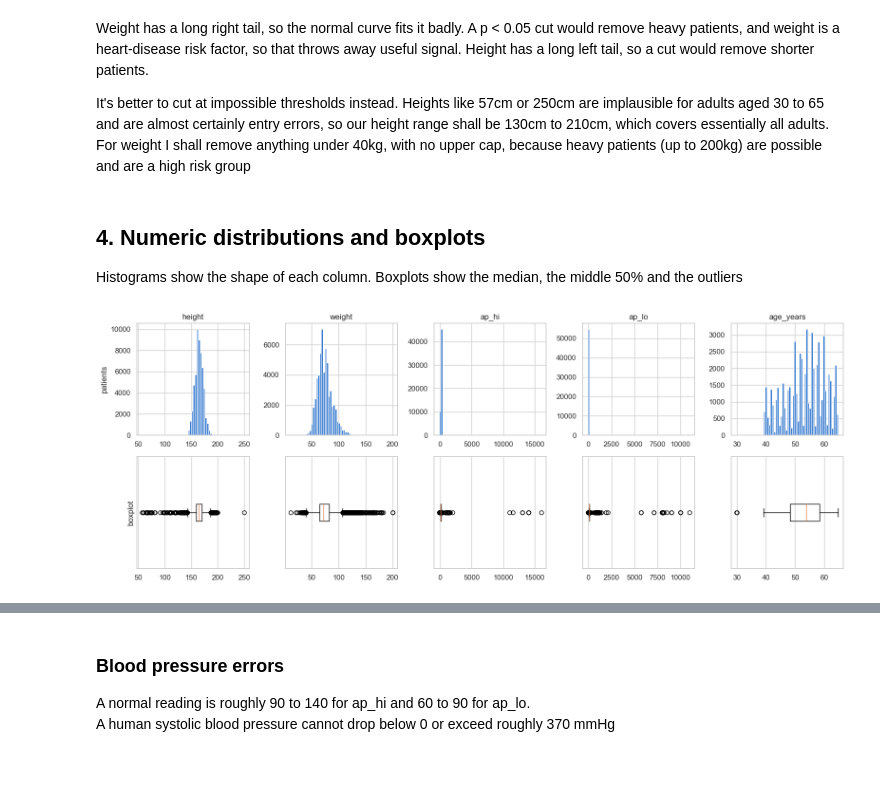
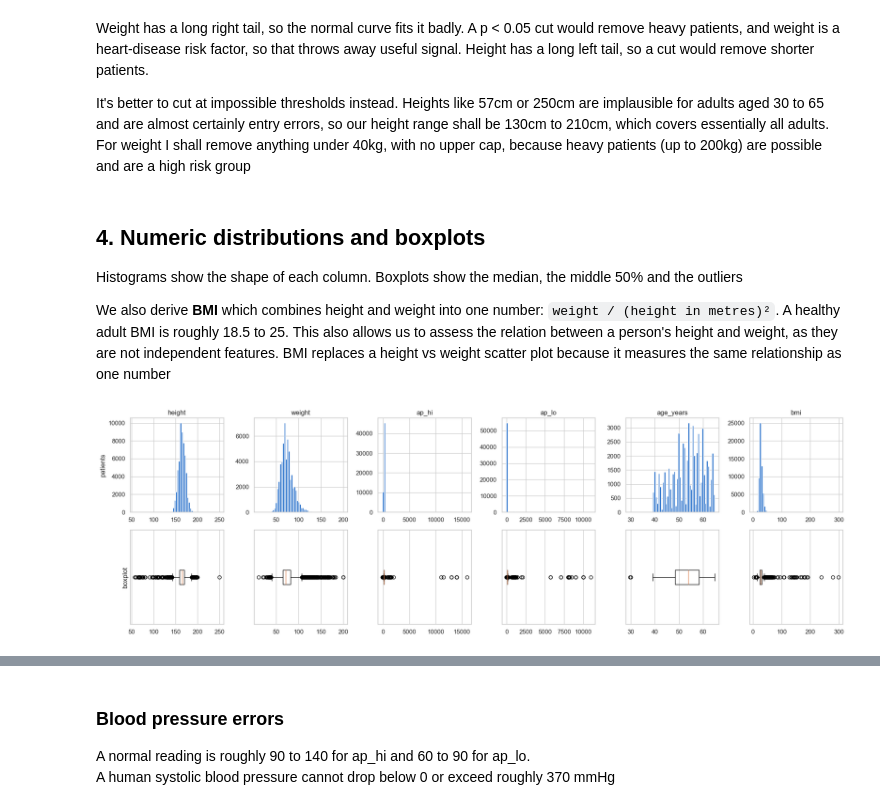
Before and after one commit to jt1732/HealthRiskPredictor, a Jupyter notebook: modelv2/eda.ipynb, the cells around one changed output, grey strips where cells are left out. Cells and saved outputs as stored; diff of their text form; code cells hidden in the pictures; blank space fills up the shorter version.

Commit message:
feat: add bmi checks and blood pressure scatter to eda

```diff
--- a/modelv2/eda.ipynb
+++ b/modelv2/eda.ipynb
@@ -147,18 +147,23 @@ It's better to cut at impossible thresholds instead. Heights like 57cm or 250cm
 # %% [markdown]
 ## 4. Numeric distributions and boxplots
 Histograms show the shape of each column. Boxplots show the median, the middle 50% and the outliers
+
+We also derive **BMI** which combines height and weight into one number: `weight / (height in metres)²`. A healthy adult BMI is roughly 18.5 to 25. This also allows us to assess the relation between a person's height and weight, as they are not independent features. BMI replaces a height vs weight scatter plot because it measures the same relationship as one number
 # %%
-numeric = train_df[["height", "weight", "ap_hi", "ap_lo"]].assign(age_years=train_df["age"] / 365.25)
+numeric = train_df[["height", "weight", "ap_hi", "ap_lo"]].assign(
+    age_years=train_df["age"] / 365.25,
+    bmi=train_df["weight"] / (train_df["height"] / 100) ** 2,
+)
 
-fig, axes = plt.subplots(2, 5, figsize=(16, 6))
+fig, axes = plt.subplots(2, 6, figsize=(19, 6))
 for i, col in enumerate(numeric.columns):
     axes[0, i].hist(numeric[col], bins=60, color=CLASS_COLOURS[0])
     axes[0, i].set_title(col)
     axes[1, i].boxplot(numeric[col], vert=False)
     axes[1, i].set_yticks([])
 axes[0, 0].set_ylabel("patients")
 axes[1, 0].set_ylabel("boxplot")
 plt.tight_layout()
 plt.show()
 # %% [output]
-[figure, old version]
+[figure, new version]
```
Also changed, not shown: parts of 7 cells of this notebook.
